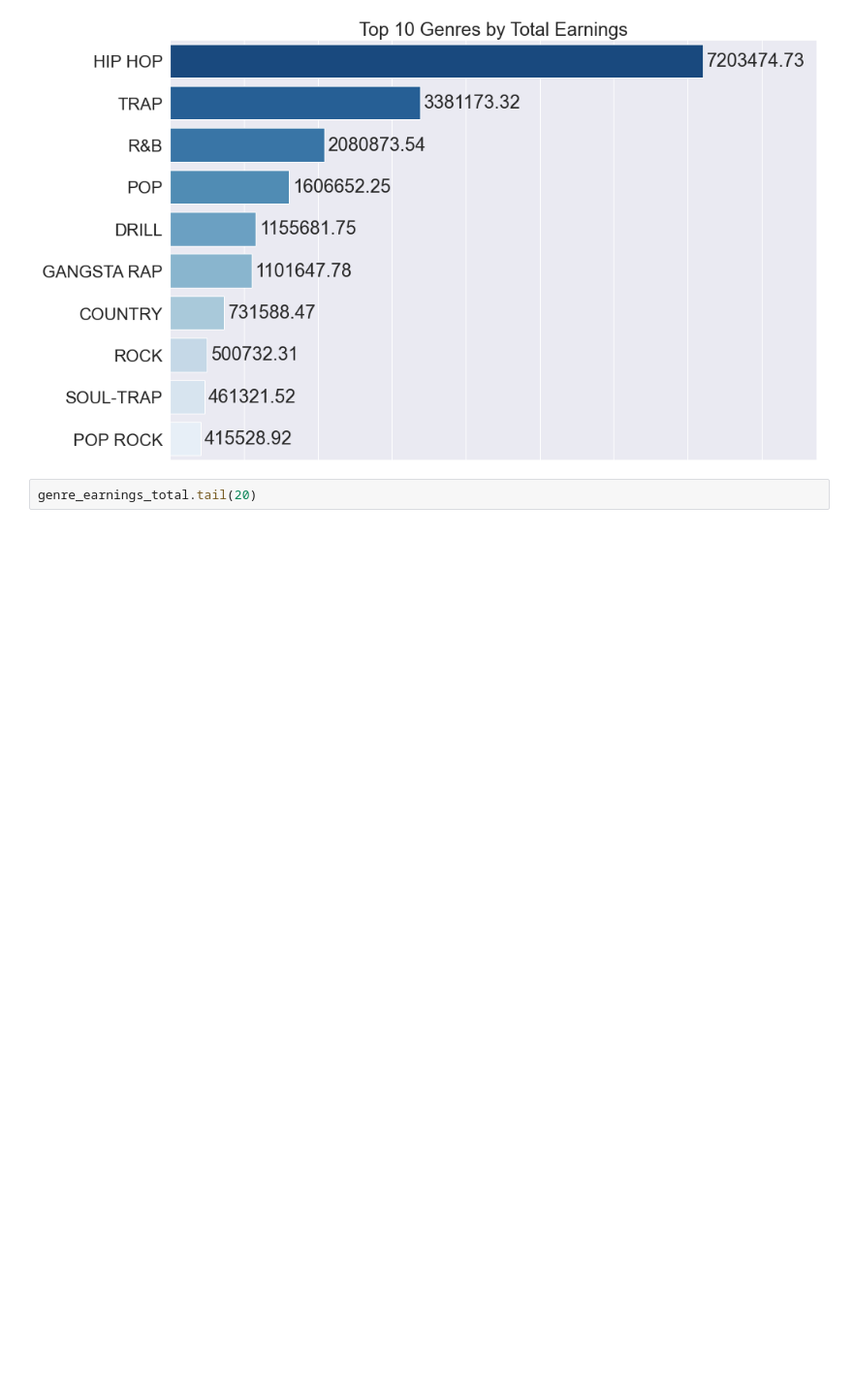
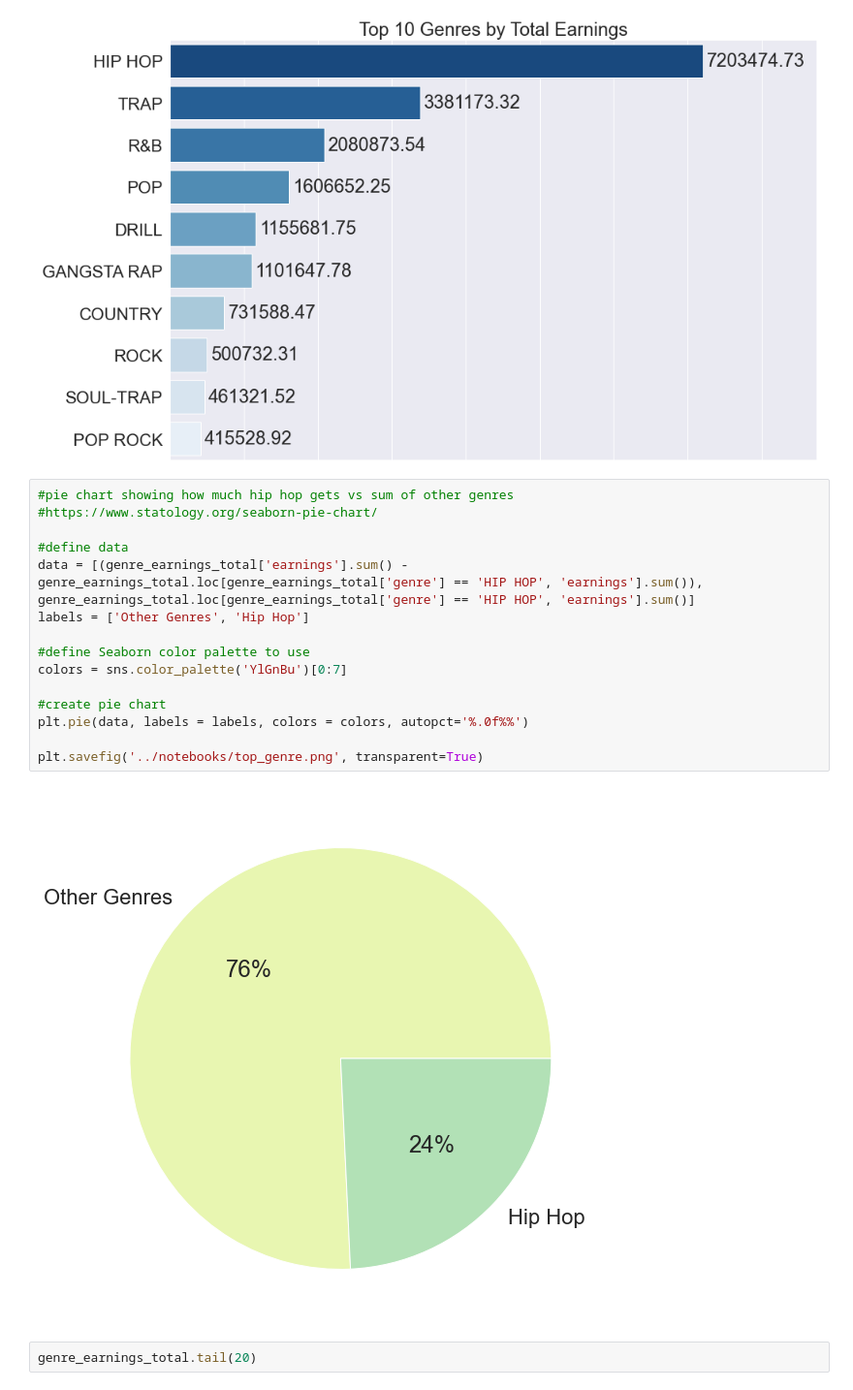
Before and after one commit to NSS-Data-Analytics-Cohort-6/mlc-project-pythons-on-a-plane, a Jupyter notebook: notebooks/mlc_streaming_data.ipynb, the cells around one changed output. Shown at 97% size. Cells and saved outputs as stored; diff of their text form; blank space fills up the shorter version.

Commit message:
done with visualizations

```diff
--- a/notebooks/mlc_streaming_data.ipynb
+++ b/notebooks/mlc_streaming_data.ipynb
@@ -793,6 +811,23 @@ top_genres_earnings_total_g.bar_label(top_genres_earnings_total_g.containers[0],
  Text(5, 0, '461321.52'),
  Text(5, 0, '415528.92')]
 [figure]
+# %%
+#pie chart showing how much hip hop gets vs sum of other genres
+#https://www.statology.org/seaborn-pie-chart/
+
+#define data
+data = [(genre_earnings_total['earnings'].sum() - genre_earnings_total.loc[genre_earnings_total['genre'] == 'HIP HOP', 'earnings'].sum()), genre_earnings_total.loc[genre_earnings_total['genre'] == 'HIP HOP', 'earnings'].sum()]
+labels = ['Other Genres', 'Hip Hop']
+
+#define Seaborn color palette to use
+colors = sns.color_palette('YlGnBu')[0:7]
+
+#create pie chart
+plt.pie(data, labels = labels, colors = colors, autopct='%.0f%%')
+
+plt.savefig('../notebooks/top_genre.png', transparent=True)
+# %% [output]
+[figure, added]
 # %%
 genre_earnings_total.tail(20)
 # %% [output]
```
Also changed, not shown: parts of 2 cells of this notebook.
